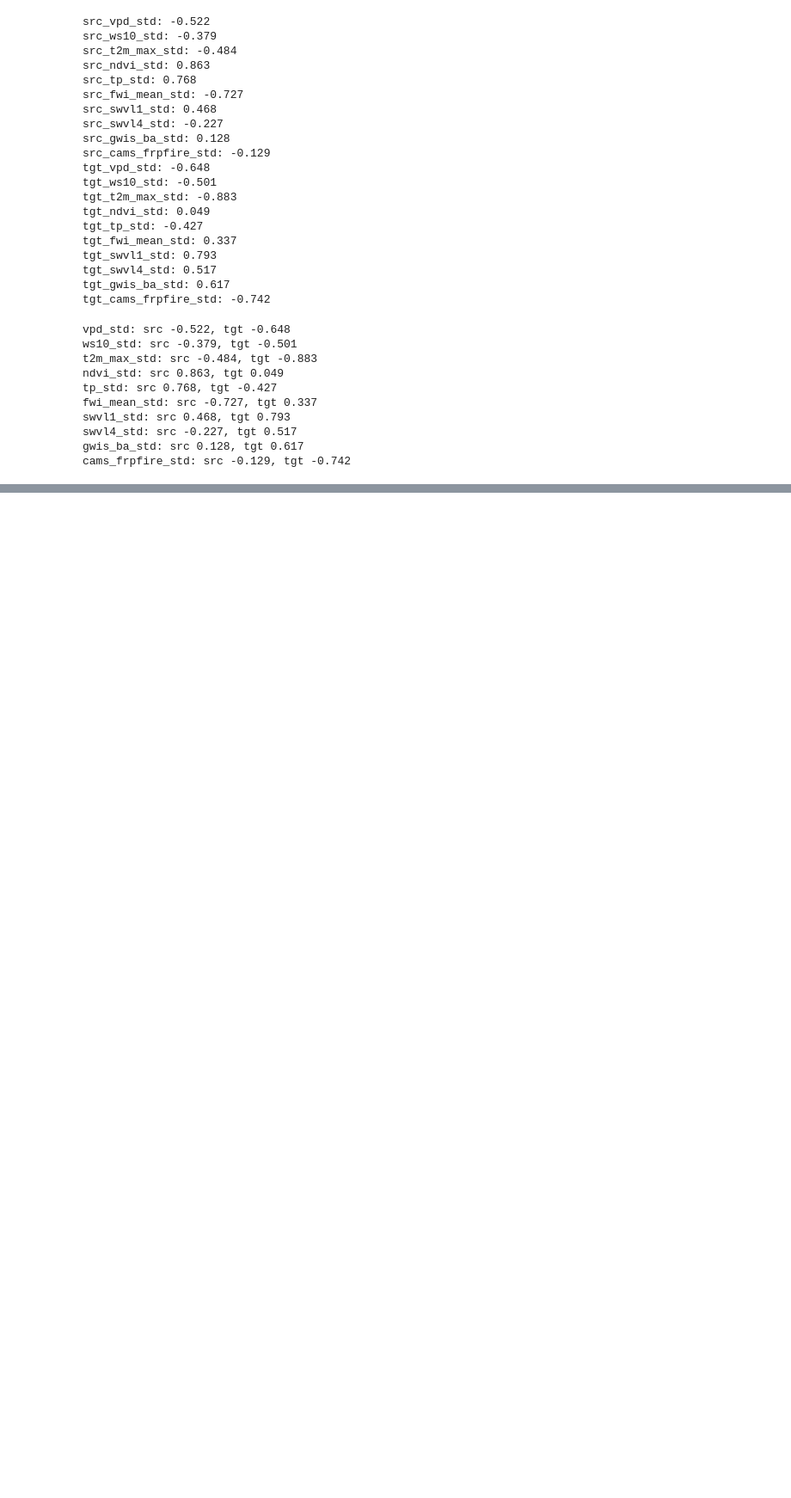
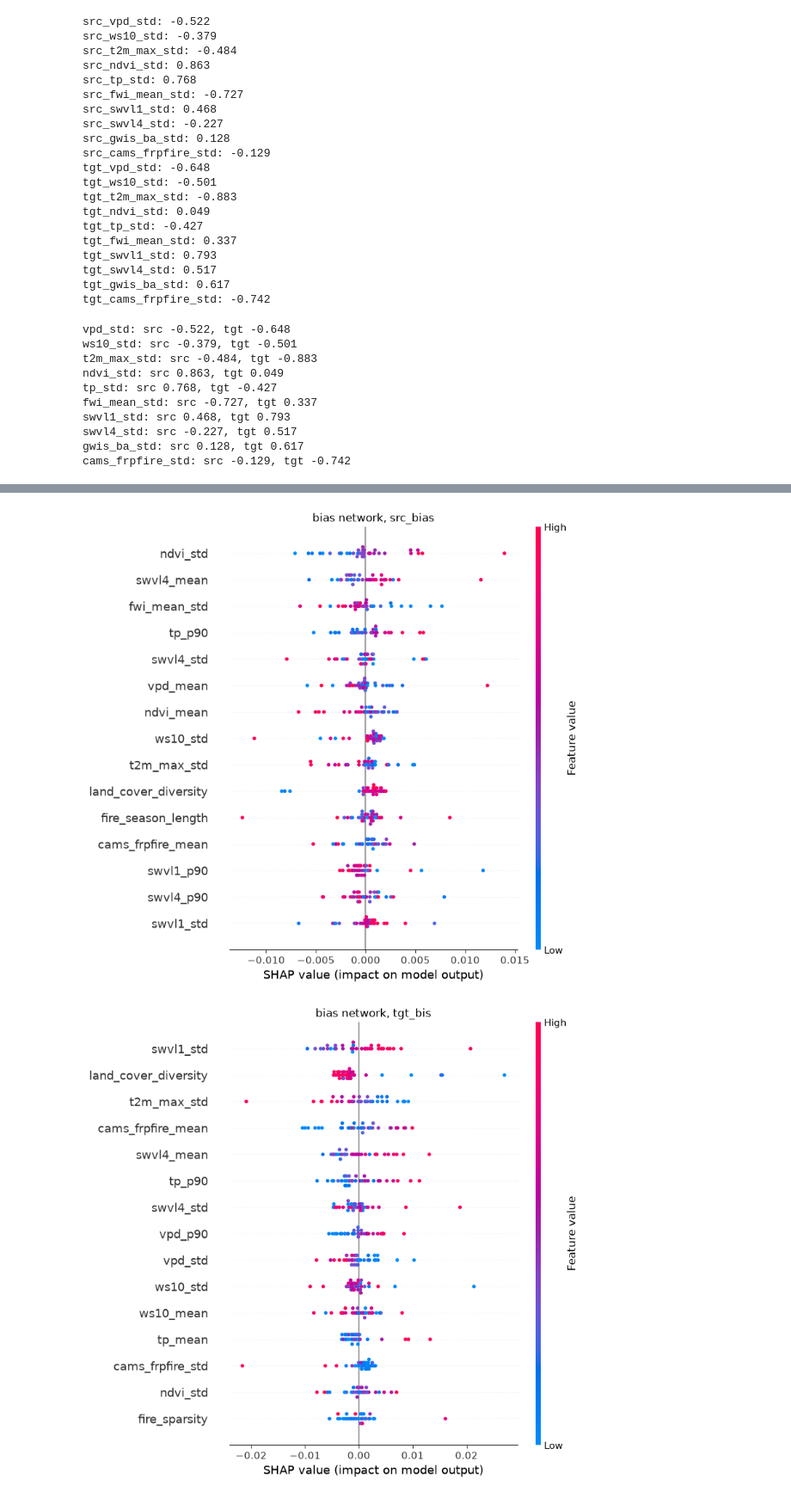
Before and after one commit to yashkher-123/transferability-through-representations, a Jupyter notebook: probing/shap_v4.ipynb, the cells around one changed output, grey strips where cells are left out. Shown at 86% size. Drawn from its saved outputs; the diff is of its cells as text; code cells hidden in the pictures; blank space fills up the shorter version.

```diff
--- a/probing/shap_v4.ipynb
+++ b/probing/shap_v4.ipynb
@@ -379,0 +459,16 @@ cams_frpfire_std: src -0.129, tgt -0.742
+# %%
+sv_src = sv_bias[:, :, 0]
+sv_tgt = sv_bias[:, :, 1]
+
+shap.summary_plot(sv_src, domain_tensor.numpy(), feature_names=desc_cols, show=False, max_display=15)
+plt.title("bias network, src_bias")
+plt.tight_layout()
+plt.show()
+
+shap.summary_plot(sv_tgt, domain_tensor.numpy(), feature_names=desc_cols, show=False, max_display=15)
+plt.title("bias network, tgt_bis")
+plt.tight_layout()
+plt.show()
+# %% [output]
+[figure, added]
+[figure, added]
```
Also changed, not shown: parts of 10 cells of this notebook, 1 other file.
